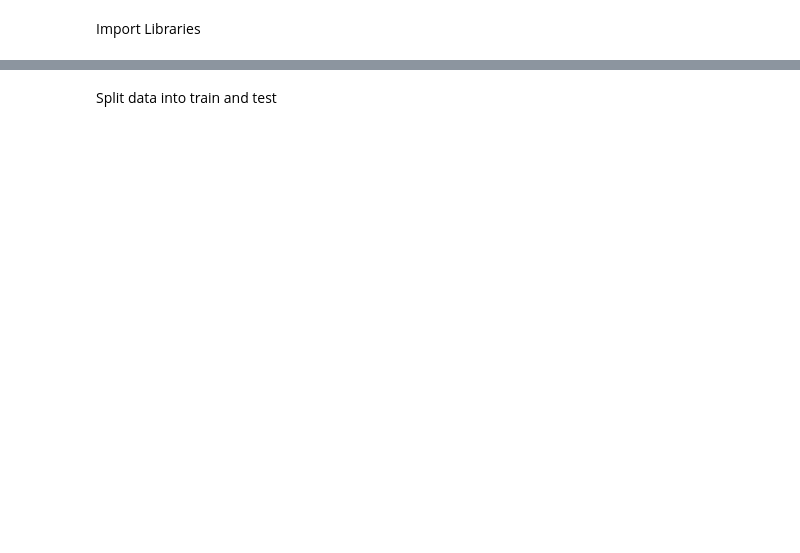
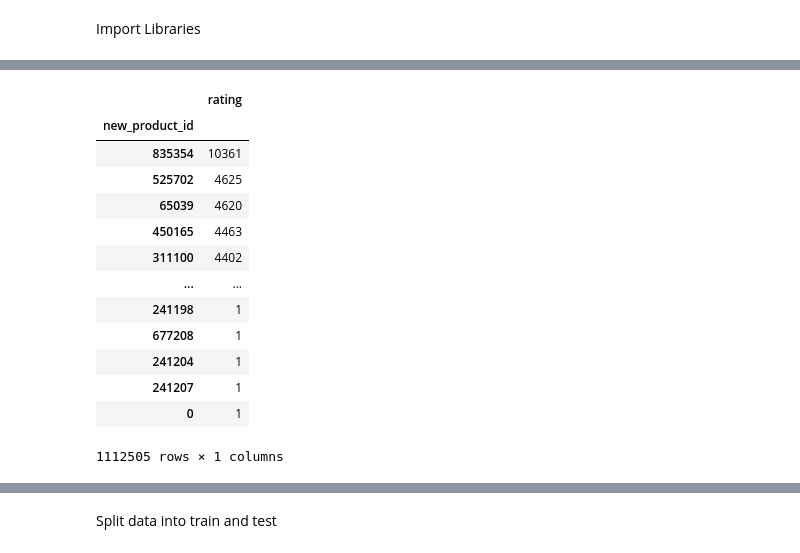
Before and after one commit to teg-lad/CA4022---Data-at-Speed-and-Scale---Final-Assignment, a Jupyter notebook: CA4022_Assignment3.ipynb, the cells around one changed output, grey strips where cells are left out. Cells and saved outputs as stored; diff of their text form; code cells hidden in the pictures; blank space fills up the shorter version.

```diff
--- a/CA4022_Assignment3.ipynb
+++ b/CA4022_Assignment3.ipynb
@@ -24,0 +99,2 @@ Initialise Spark Session
+# %%
+total['new_product_id'] = total['new_product_id'].astype('int')
@@ -24,0 +115,18 @@ Initialise Spark Session
+# %%
+reviews = total[["new_product_id", "rating"]].groupby("new_product_id").count()
+reviews.sort_values("rating", ascending=False)
+# %% [output]
+|  | rating |
+| new_product_id |  |
+| 835354 | 10361 |
+| 525702 | 4625 |
+| 65039 | 4620 |
+| 450165 | 4463 |
+| 311100 | 4402 |
+| ... | ... |
+| 241198 | 1 |
+| 677208 | 1 |
+| 241204 | 1 |
+| 241207 | 1 |
+| 0 | 1 |
+1112505 rows × 1 columns
```
Also changed, not shown: parts of 63 cells of this notebook.
